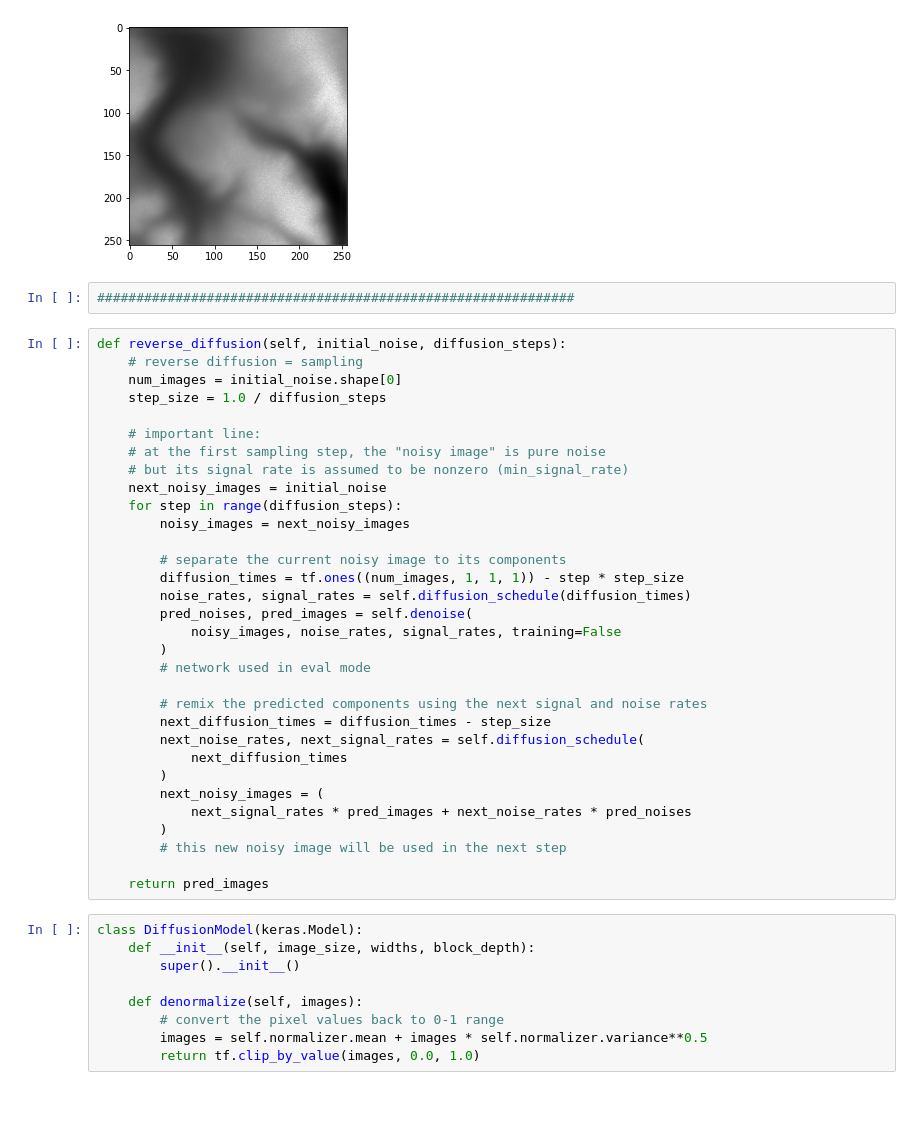
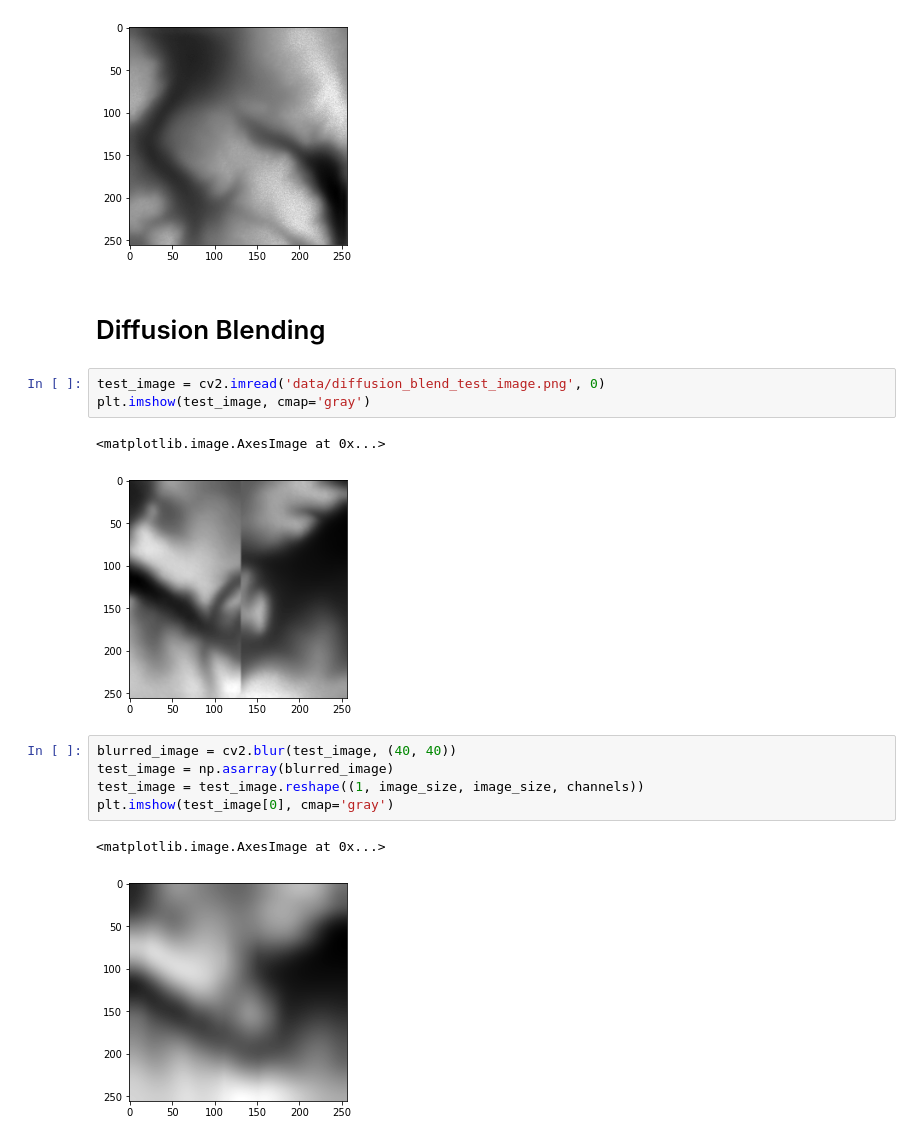
Before and after one commit to novaia/ntg, a Jupyter notebook: diffusion.ipynb, the cells around one changed output. Saved outputs shown, nothing was run; the diff lists cells and outputs as text; blank space fills up the shorter version.

Commit message:
Diffusion image blending.

```diff
--- a/diffusion.ipynb
+++ b/diffusion.ipynb
@@ -237,46 +238,19 @@ plt.imshow(generated_images[0], cmap='gray')
 # %% [output]
 <matplotlib.image.AxesImage at 0x...>
 [figure]
-# %%
-#############################################################
-# %%
-def reverse_diffusion(self, initial_noise, diffusion_steps):
-    # reverse diffusion = sampling
-    num_images = initial_noise.shape[0]
-    step_size = 1.0 / diffusion_steps
-
-    # important line:
-    # at the first sampling step, the "noisy image" is pure noise
-    # but its signal rate is assumed to be nonzero (min_signal_rate)
-    next_noisy_images = initial_noise
-    for step in range(diffusion_steps):
-        noisy_images = next_noisy_images
-
-        # separate the current noisy image to its components
-        diffusion_times = tf.ones((num_images, 1, 1, 1)) - step * step_size
-        noise_rates, signal_rates = self.diffusion_schedule(diffusion_times)
-        pred_noises, pred_images = self.denoise(
-            noisy_images, noise_rates, signal_rates, training=False
-        )
-        # network used in eval mode
-
-        # remix the predicted components using the next signal and noise rates
-        next_diffusion_times = diffusion_times - step_size
-        next_noise_rates, next_signal_rates = self.diffusion_schedule(
-            next_diffusion_times
-        )
-        next_noisy_images = (
-            next_signal_rates * pred_images + next_noise_rates * pred_noises
-        )
-        # this new noisy image will be used in the next step
-
-    return pred_images
-# %%
-class DiffusionModel(keras.Model):
-    def __init__(self, image_size, widths, block_depth):
-        super().__init__()
-
-    def denormalize(self, images):
-        # convert the pixel values back to 0-1 range
-        images = self.normalizer.mean + images * self.normalizer.variance**0.5
-        return tf.clip_by_value(images, 0.0, 1.0)
+# %% [markdown]
+# Diffusion Blending
+# %%
+test_image = cv2.imread('data/diffusion_blend_test_image.png', 0)
+plt.imshow(test_image, cmap='gray')
+# %% [output]
+<matplotlib.image.AxesImage at 0x...>
+[figure, added]
+# %%
+blurred_image = cv2.blur(test_image, (40, 40))
+test_image = np.asarray(blurred_image)
+test_image = test_image.reshape((1, image_size, image_size, channels))
+plt.imshow(test_image[0], cmap='gray')
+# %% [output]
+<matplotlib.image.AxesImage at 0x...>
+[figure, added]
```
Also changed, not shown: parts of 17 cells of this notebook.
